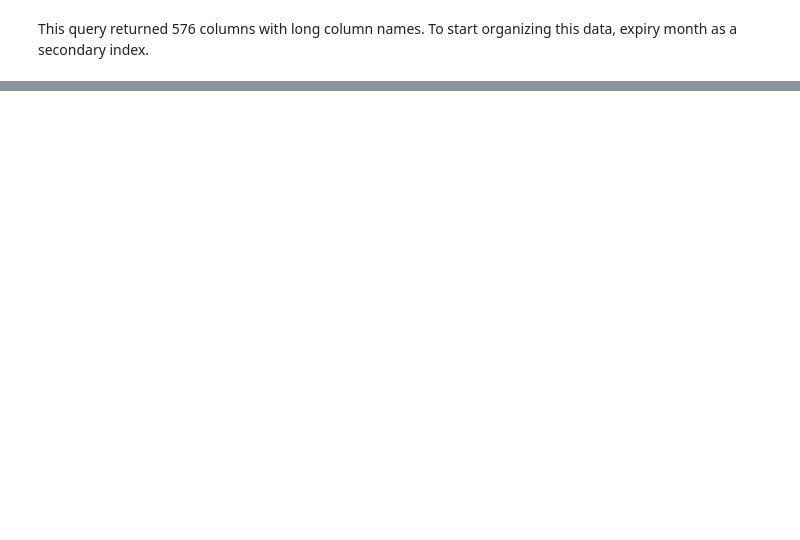
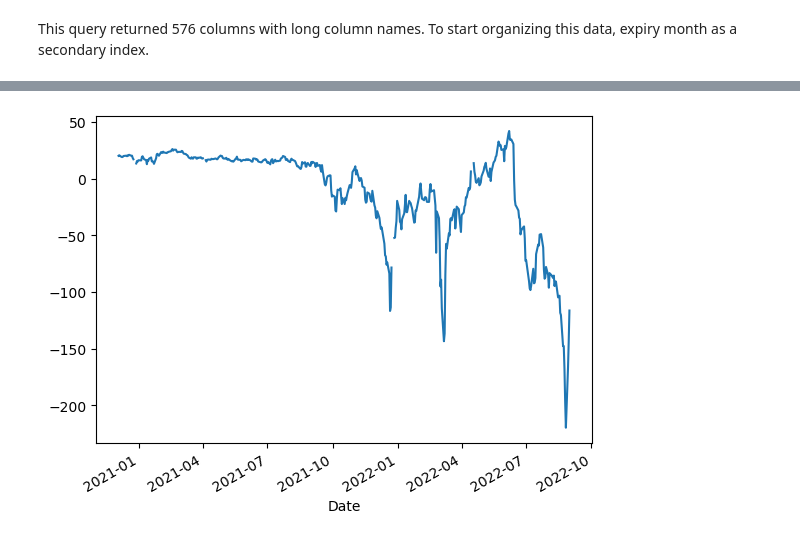
Before and after one commit to ethho/finm-33150, a Jupyter notebook: hw1.ipynb, the cells around one changed output, grey strips where cells are left out. Saved outputs shown, nothing was run; the diff lists cells and outputs as text; code cells hidden in the pictures; blank space fills up the shorter version.

```diff
--- a/hw1.ipynb
+++ b/hw1.ipynb
@@ -246,0 +299,27 @@ df
+# %%
+def get_second_month_quarterly(code: str, trim_start: str, trim_end: str, only_quarterly=True):
+    """
+    Returns second month quarterly futures data for Quandl code `code`.
+    Productionizes the above workflow.
+    """
+    # Parse year from `trim_start` and `trim_end`
+    year_start = pd.to_datetime(trim_start).year
+    year_end = pd.to_datetime(trim_end).year + 1
+
+    # Fetch all necessary feeds
+    data_raw = fetch_quandl(
+        feeds=tuple(get_quandl_codes_quarterly(year_start, year_end, code)),
+        trim_start=trim_start, trim_end=trim_end
+    )
+
+    # Index data appropriately
+    df = index_owf_futures_data(data_raw, stub=code)
+
+    # Include only quarterly contracts
+    if only_quarterly:
+        is_quarterly_contract = df.index.get_level_values(1).to_series().apply(lambda x: x.month).isin([3, 6, 9, 12]).tolist()
+        df = df.loc[is_quarterly_contract, :]
+
+    # Find second month contract
+    second_month_data = df.groupby('Date').agg(loc_second_month_contract)
+    return second_month_data
@@ -246,0 +333,12 @@ df
+# %%
+trim_start, trim_end = '2020-12-03', '2022-08-31'
+tfm_raw = get_second_month_quarterly('OWF/ICE_TFM_TFM', trim_start, trim_end)
+ng_raw = get_second_month_quarterly('OWF/NYM_NG_NG', trim_start, trim_end)
+tu_raw = get_second_month_quarterly('OWF/CBT_TU_TU', trim_start, trim_end)
+us_raw = get_second_month_quarterly('OWF/CBT_US_US', trim_start, trim_end)
+# %%
+spread0 = (ng_raw['Future'] * 13.7261) - tfm_raw['Future']
+spread0.plot()
+None
+# %% [output]
+[figure, added]
```
Also changed, not shown: parts of 18 cells of this notebook.
